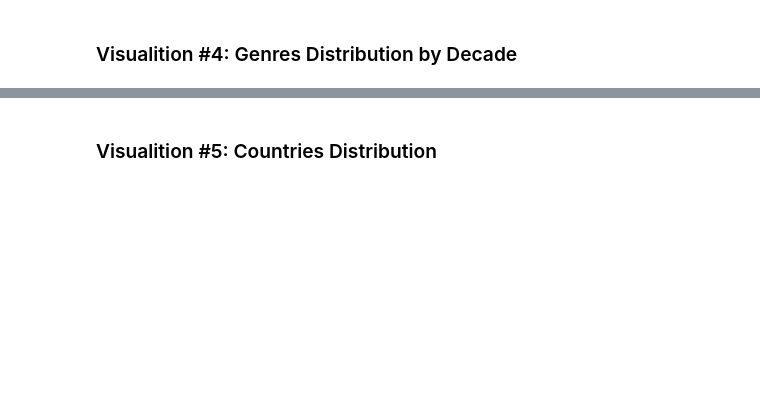
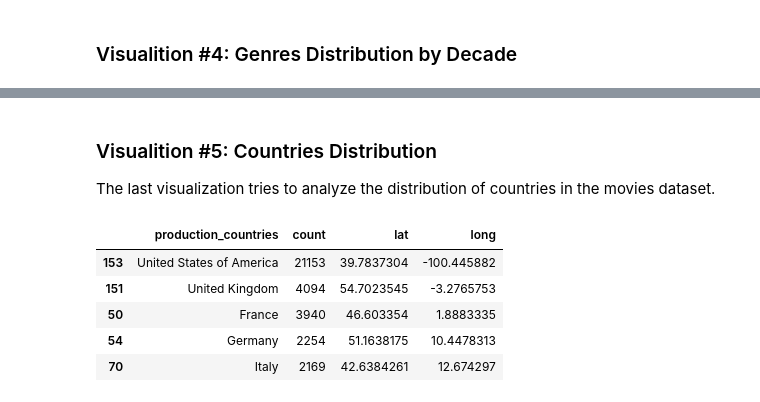
Before and after one commit to balajigandhi/msds_dtsa5304, a Jupyter notebook: The_Movies_Dataset.ipynb, the cells around one changed output, grey strips where cells are left out. Drawn from its saved outputs; the diff is of its cells as text; code cells hidden in the pictures; blank space fills up the shorter version.

Commit message:
Organize the visualizations into the right format

```diff
--- a/The_Movies_Dataset.ipynb
+++ b/The_Movies_Dataset.ipynb
@@ -269,24 +273,24 @@ chart
 [interactive output not drawn]
 # %% [markdown]
 ### Visualition #5: Countries Distribution
+
+The last visualization tries to analyze the distribution of countries in the movies dataset.
 # %%
 import time
 import json
 from ast import literal_eval
 import requests
 
-# extract the country from the production_countries column
+# Extract the production_countries from the movies_metadata
 movies_metadata_countries = movies_metadata[['id', 'title', 'production_countries']].copy()
-
-# convert the production_countries column to a list
+# Convert the production_countries column to a list, similar to the genres column in the previous visualizations
 movies_metadata_countries['production_countries'] = (
     movies_metadata_countries['production_countries']
     .fillna('[]')
     .apply(literal_eval)
     .apply(lambda x: [i['name'] for i in x] if isinstance(x, list) else [])
 )
-
-# explode the production_countries column
+# Explode the production_countries column and group by production_countries
 movies_metadata_countries = movies_metadata_countries.explode('production_countries')
 movies_metadata_countries = movies_metadata_countries.groupby('production_countries').size().reset_index(name='count')
 movies_metadata_countries = movies_metadata_countries.sort_values('count', ascending=False)
@@ -295,35 +299,41 @@ def fetch_lat_long_data(country):
     country_param = country.replace(' ', '%20')
     country_filename = country.replace(' ', '_').lower() + '.json'
     data_directory = './data'
     if os.path.exists(os.path.join(data_directory, country_filename)):
         with open(os.path.join(data_directory, country_filename), 'r') as f:
             return json.load(f)
     else:
         lat_long_url = f"https://geocode.maps.co/search?q={country_param}&api_key=6668f5eb3d464108527128ndi77d74c"
         print('Fetching data for:', country)
         response = requests.get(lat_long_url)
         if response.status_code == 200:
             data = response.json()
             with open(os.path.join(data_directory, country_filename), 'w') as f:
                 json.dump(data, f)
             print('Waiting for 5 seconds...')
             time.sleep(5)
             return data
         else:
             return None
 
 def get_lat_long(country):
     data = fetch_lat_long_data(country)
     if data:
         return data[0]['lat'] + ',' + data[0]['lon']
     else:
         return None
 
 movies_metadata_countries['lat_long'] = movies_metadata_countries.apply(lambda x: get_lat_long(x['production_countries']), axis=1)
 movies_metadata_countries[['lat', 'long']] = movies_metadata_countries['lat_long'].str.split(',', expand=True)
 movies_metadata_countries = movies_metadata_countries.drop(columns=['lat_long'])
-# write the data to a csv file
-movies_metadata_countries.to_csv('./movies_metadata_countries.csv', index=False)
+movies_metadata_countries.head()
+# %% [output]
+|  | production_countries | count | lat | long |
+| 153 | United States of America | 21153 | 39.7837304 | -100.445882 |
+| 151 | United Kingdom | 4094 | 54.7023545 | -3.2765753 |
+| 50 | France | 3940 | 46.603354 | 1.8883335 |
+| 54 | Germany | 2254 | 51.1638175 | 10.4478313 |
+| 70 | Italy | 2169 | 42.6384261 | 12.674297 |
 # %%
 import altair as alt
 from vega_datasets import data
```
Also changed, not shown: parts of 2 cells of this notebook, 1 other file.
